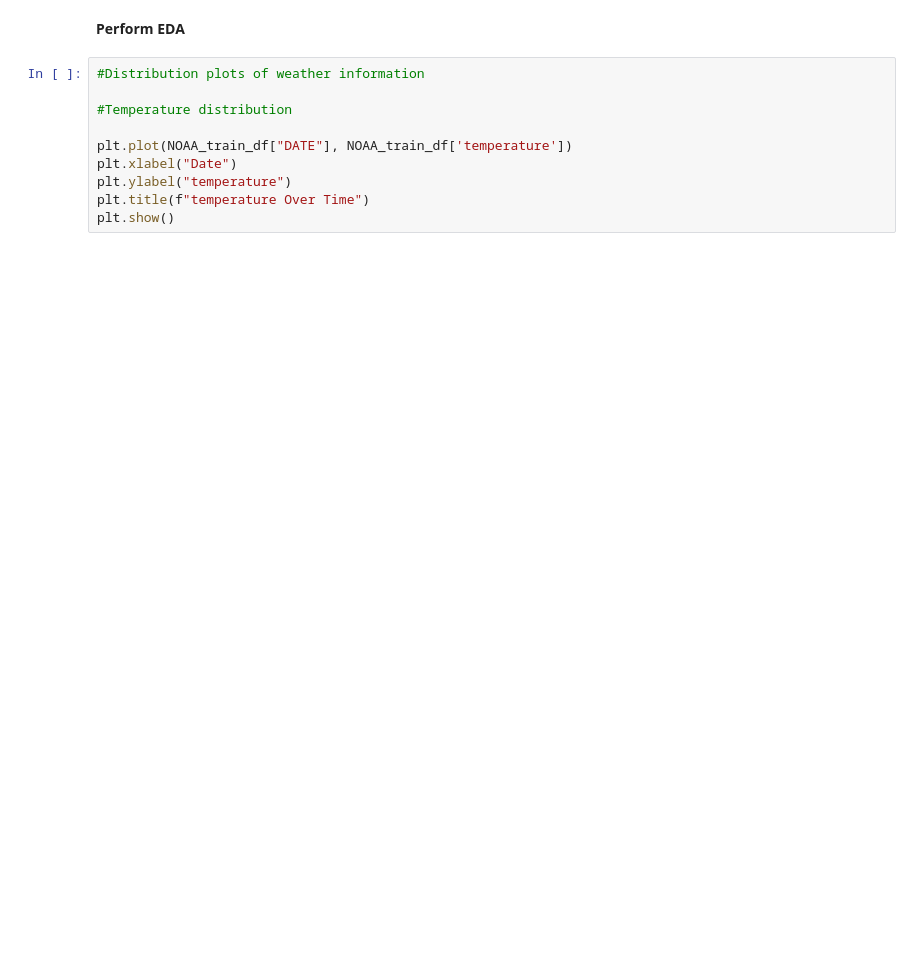
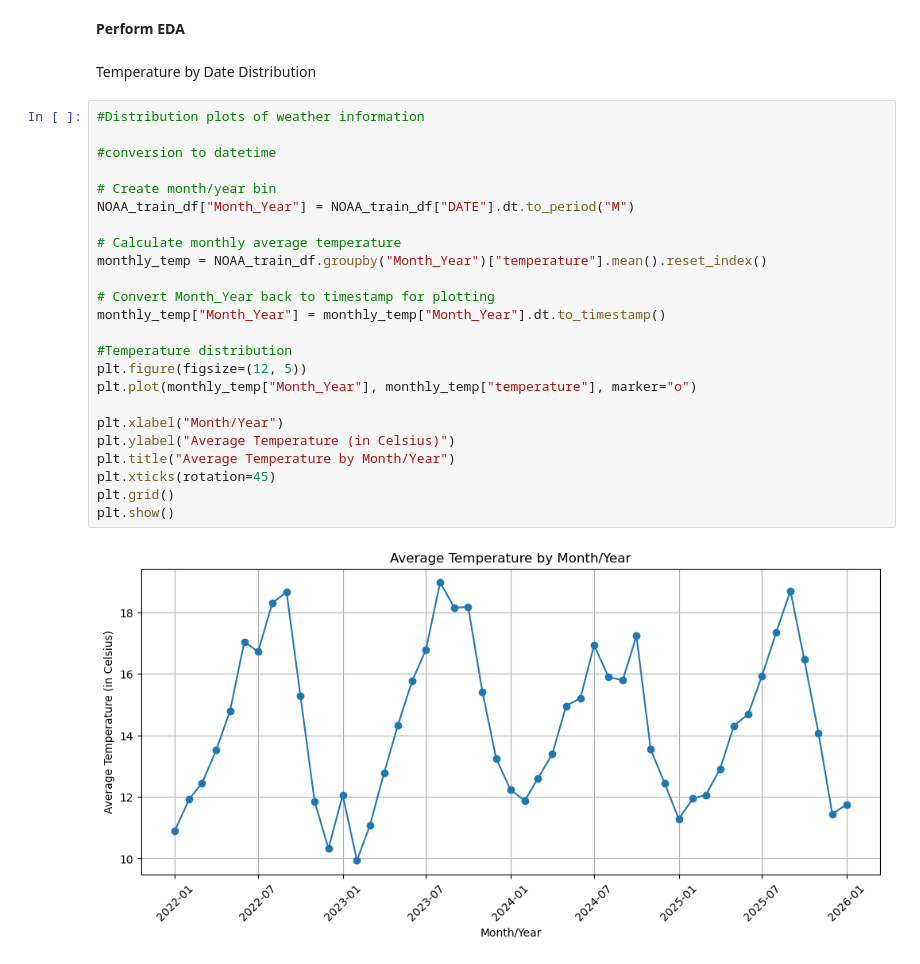
Before and after one commit to UC-Berkeley-I-School/207-Summer26-FinalProject-MLModel, a Jupyter notebook: EDA/SFO_NOAA_EDA_YvonneChook.ipynb, the cells around one changed output. Cells and saved outputs as stored; diff of their text form; blank space fills up the shorter version.

```diff
--- a/EDA/SFO_NOAA_EDA_YvonneChook.ipynb
+++ b/EDA/SFO_NOAA_EDA_YvonneChook.ipynb
@@ -72,12 +72,30 @@ Validation date range:
 # %% [markdown]
 **Perform EDA**
+# %% [markdown]
+Temperature by Date Distribution
 # %%
 #Distribution plots of weather information
 
+#conversion to datetime
+
+# Create month/year bin
+NOAA_train_df["Month_Year"] = NOAA_train_df["DATE"].dt.to_period("M")
+
+# Calculate monthly average temperature
+monthly_temp = NOAA_train_df.groupby("Month_Year")["temperature"].mean().reset_index()
+
+# Convert Month_Year back to timestamp for plotting
+monthly_temp["Month_Year"] = monthly_temp["Month_Year"].dt.to_timestamp()
+
 #Temperature distribution
+plt.figure(figsize=(12, 5))
+plt.plot(monthly_temp["Month_Year"], monthly_temp["temperature"], marker="o")
 
-plt.plot(NOAA_train_df["DATE"], NOAA_train_df['temperature'])
-plt.xlabel("Date")
-plt.ylabel("temperature")
-plt.title(f"temperature Over Time")
+plt.xlabel("Month/Year")
+plt.ylabel("Average Temperature (in Celsius)")
+plt.title("Average Temperature by Month/Year")
+plt.xticks(rotation=45)
+plt.grid()
 plt.show()
+# %% [output]
+[figure, added]
```
Also changed, not shown: parts of 3 cells of this notebook, 6 other files.
